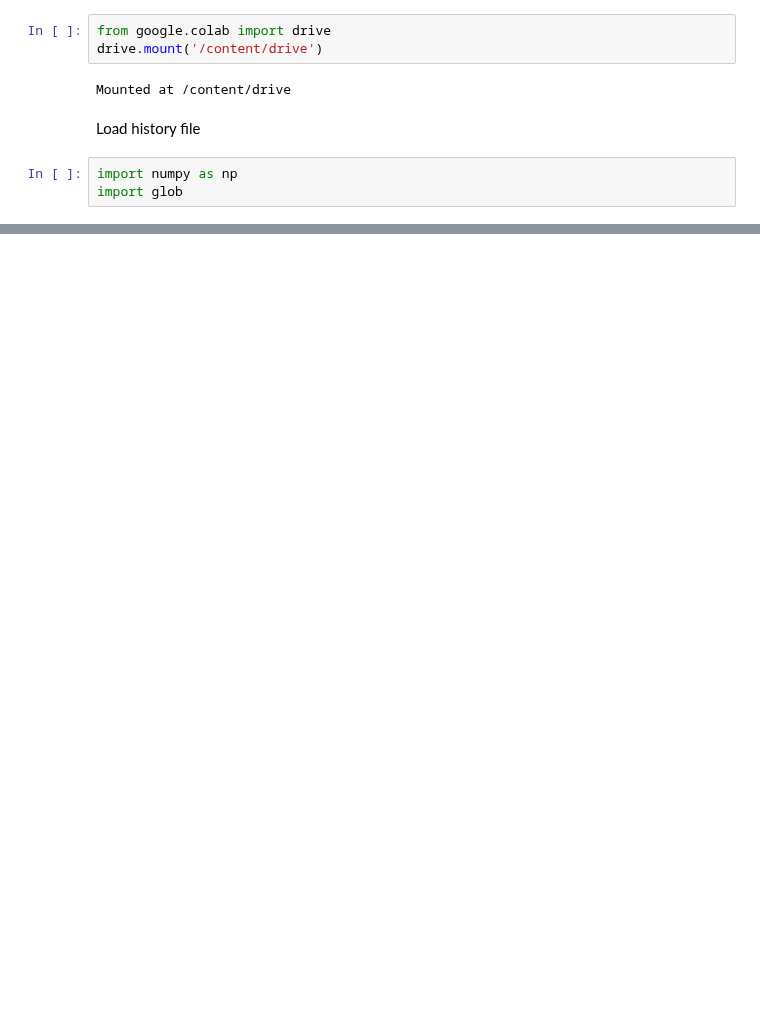
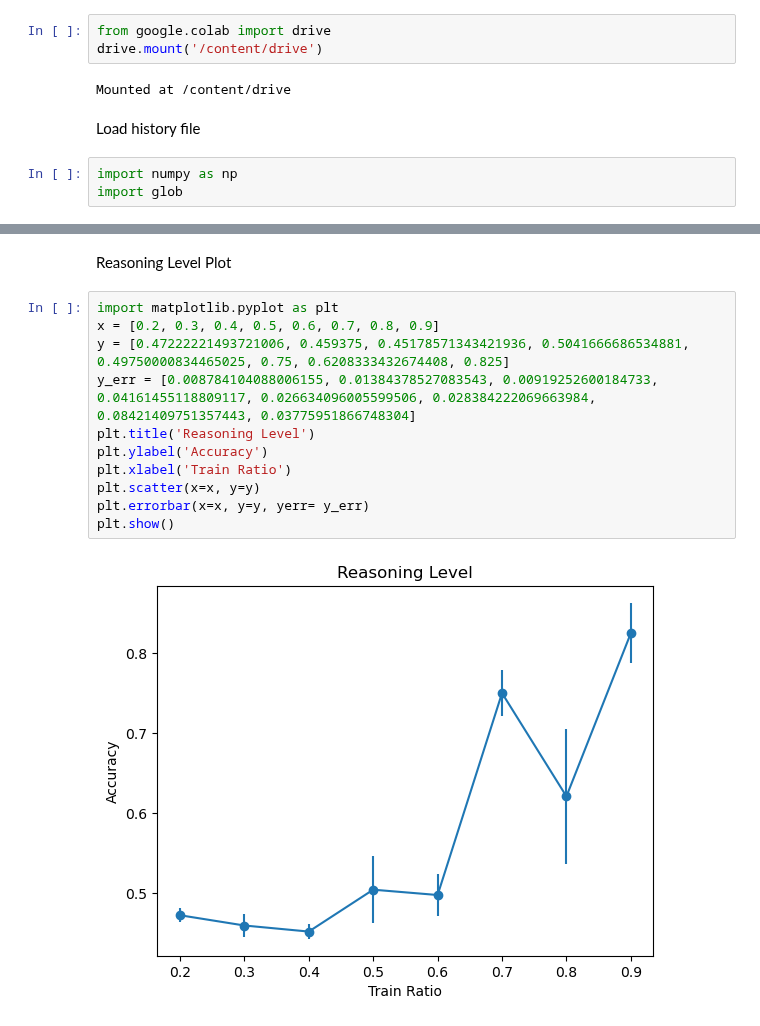
Before and after one commit to jiayang-zhang/nlp-physicseducation, a Jupyter notebook: BERT-unpack-20230218.ipynb, the cells around one changed output, grey strips where cells are left out. Drawn from its saved outputs; the diff is of its cells as text; blank space fills up the shorter version.

```diff
--- a/BERT-unpack-20230218.ipynb
+++ b/BERT-unpack-20230218.ipynb
@@ -51,0 +64,15 @@ print(validation_accuracy_average, validation_accuracy_seom)
+# %% [markdown]
+Reasoning Level Plot
+# %%
+import matplotlib.pyplot as plt
+x = [0.2, 0.3, 0.4, 0.5, 0.6, 0.7, 0.8, 0.9]
+y = [0.47222221493721006, 0.459375, 0.45178571343421936, 0.5041666686534881, 0.49750000834465025, 0.75, 0.6208333432674408, 0.825]
+y_err = [0.008784104088006155, 0.01384378527083543, 0.00919252600184733, 0.04161455118809117, 0.026634096005599506, 0.028384222069663984, 0.08421409751357443, 0.03775951866748304]
+plt.title('Reasoning Level')
+plt.ylabel('Accuracy')
+plt.xlabel('Train Ratio')
+plt.scatter(x=x, y=y)
+plt.errorbar(x=x, y=y, yerr= y_err)
+plt.show()
+# %% [output]
+[figure, added]
```
Also changed, not shown: parts of 5 cells of this notebook, 1 other file.
